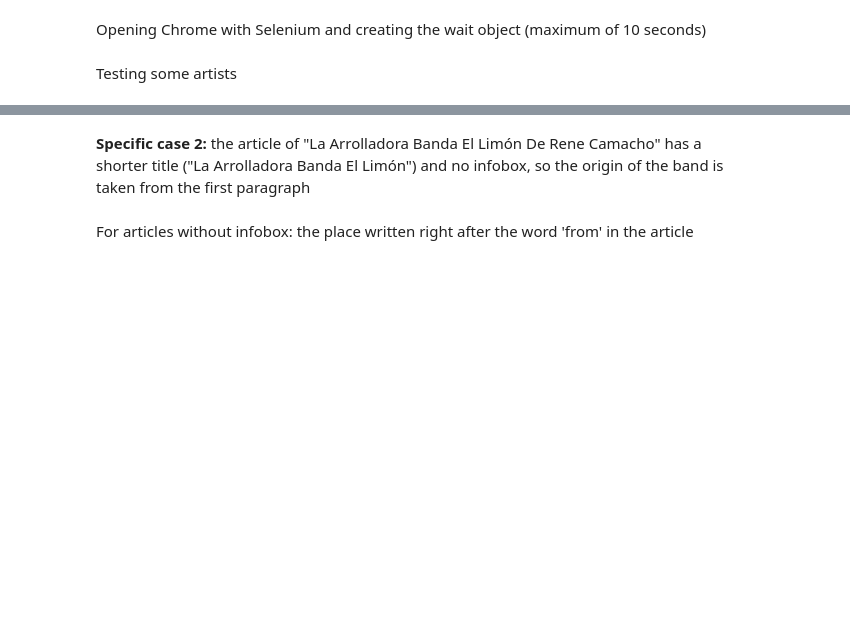
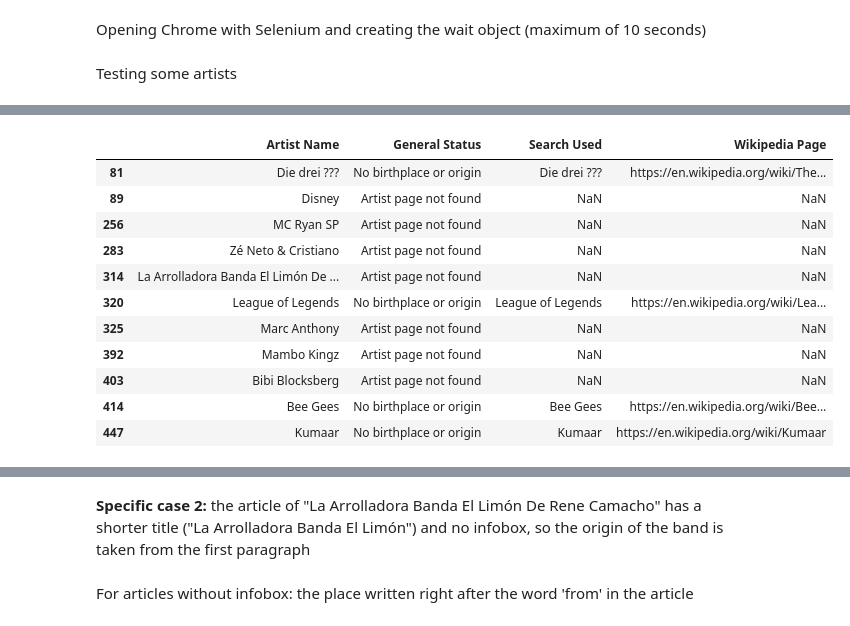
Before and after one commit to fabianaconstantino/pds_project, a Jupyter notebook: Group14_PDS_2627.ipynb, the cells around one changed output, grey strips where cells are left out. Drawn from its saved outputs; the diff is of its cells as text; code cells hidden in the pictures; blank space fills up the shorter version.

```diff
--- a/Group14_PDS_2627.ipynb
+++ b/Group14_PDS_2627.ipynb
@@ -1320,0 +1320,17 @@ failed[['Artist Name', 'Status', 'Search Used', 'Wikipedia Page', 'Birthplace/Or
+# %%
+# Artists without coordinates after the general scraping, and where the scraping stopped
+general_failed = locations[locations['General Status'] != 'OK']
+general_failed[['Artist Name', 'General Status', 'Search Used', 'Wikipedia Page']]
+# %% [output]
+|  | Artist Name | General Status | Search Used | Wikipedia Page |
+| 81 | Die drei ??? | No birthplace or origin | Die drei ??? | https://en.wikipedia.org/wiki/The... |
+| 89 | Disney | Artist page not found | NaN | NaN |
+| 256 | MC Ryan SP | Artist page not found | NaN | NaN |
+| 283 | Zé Neto & Cristiano | Artist page not found | NaN | NaN |
+| 314 | La Arrolladora Banda El Limón De ... | Artist page not found | NaN | NaN |
+| 320 | League of Legends | No birthplace or origin | League of Legends | https://en.wikipedia.org/wiki/Lea... |
+| 325 | Marc Anthony | Artist page not found | NaN | NaN |
+| 392 | Mambo Kingz | Artist page not found | NaN | NaN |
+| 403 | Bibi Blocksberg | Artist page not found | NaN | NaN |
+| 414 | Bee Gees | No birthplace or origin | Bee Gees | https://en.wikipedia.org/wiki/Bee... |
+| 447 | Kumaar | No birthplace or origin | Kumaar | https://en.wikipedia.org/wiki/Kumaar |
```
Also changed, not shown: parts of 35 cells of this notebook, 1 other file.
